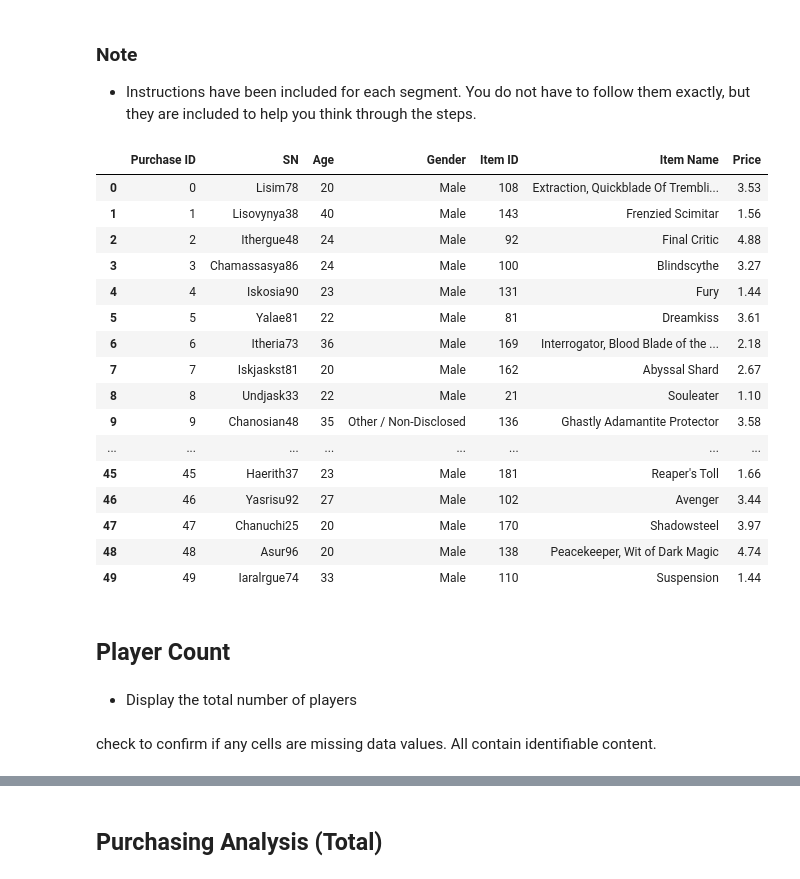
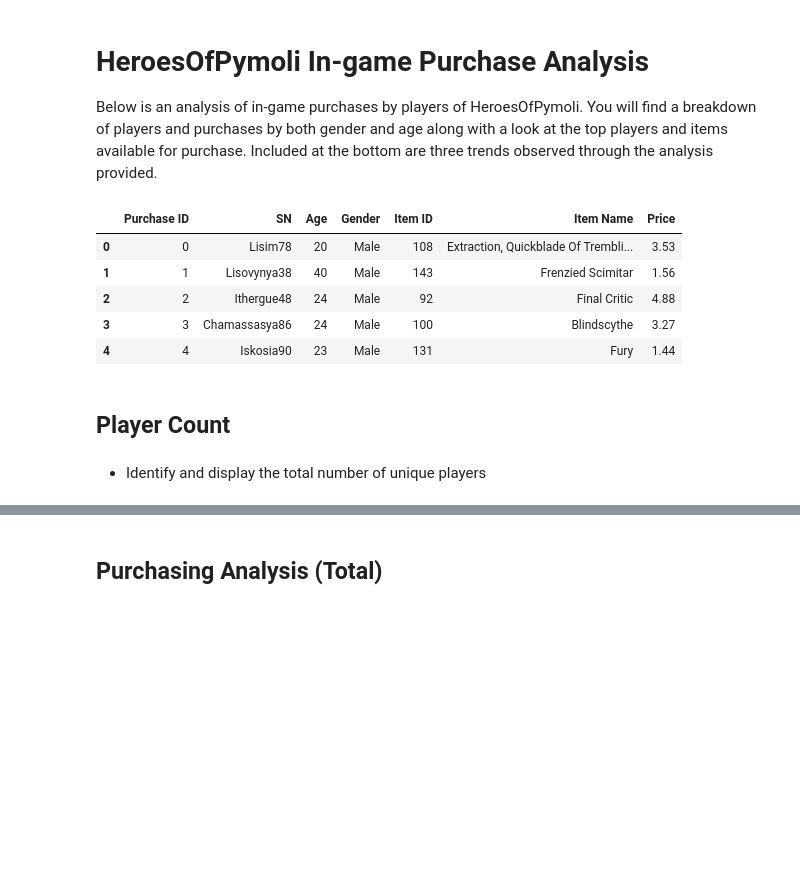
Before and after one commit to LaurenGT/HeroesOfPymoli_Analysis, a Jupyter notebook: HeroesOfPymoli/02-HerosOfPymoli_AnalysisCode.ipynb, the cells around one changed output, grey strips where cells are left out. Saved outputs shown, nothing was run; the diff lists cells and outputs as text; code cells hidden in the pictures; blank space fills up the shorter version.

```diff
--- a/HeroesOfPymoli/02-HerosOfPymoli_AnalysisCode.ipynb
+++ b/HeroesOfPymoli/02-HerosOfPymoli_AnalysisCode.ipynb
@@ -1,37 +1,24 @@
-# %% [markdown]
-### Note
-* Instructions have been included for each segment. You do not have to follow them exactly, but they are included to help you think through the steps.
+# %% [markdown]
+# HeroesOfPymoli In-game Purchase Analysis
+Below is an analysis of in-game purchases by players of HeroesOfPymoli. You will find a breakdown of players and purchases by both gender and age along with a look at the top players and items available for purchase. Included at the bottom are three trends observed through the analysis provided.
 # %%
 # Dependencies and Setup
 import pandas as pd
 
 # File to Load (Remember to Change These)
 file_to_load = "Resources/purchase_data.csv"
 
-# Read Purchasing File and store into Pandas data frame
+# Read Purchasing File and store into Pandas data frame, display sample rows to see what data is available
 purchase_data = pd.read_csv(file_to_load)
-purchase_data.head(50)
+purchase_data.head(5)
 # %% [output]
 |  | Purchase ID | SN | Age | Gender | Item ID | Item Name | Price |
 | 0 | 0 | Lisim78 | 20 | Male | 108 | Extraction, Quickblade Of Trembli... | 3.53 |
 | 1 | 1 | Lisovynya38 | 40 | Male | 143 | Frenzied Scimitar | 1.56 |
 | 2 | 2 | Ithergue48 | 24 | Male | 92 | Final Critic | 4.88 |
 | 3 | 3 | Chamassasya86 | 24 | Male | 100 | Blindscythe | 3.27 |
 | 4 | 4 | Iskosia90 | 23 | Male | 131 | Fury | 1.44 |
-| 5 | 5 | Yalae81 | 22 | Male | 81 | Dreamkiss | 3.61 |
-| 6 | 6 | Itheria73 | 36 | Male | 169 | Interrogator, Blood Blade of the ... | 2.18 |
-| 7 | 7 | Iskjaskst81 | 20 | Male | 162 | Abyssal Shard | 2.67 |
-| 8 | 8 | Undjask33 | 22 | Male | 21 | Souleater | 1.10 |
-| 9 | 9 | Chanosian48 | 35 | Other / Non-Disclosed | 136 | Ghastly Adamantite Protector | 3.58 |
-| ... | ... | ... | ... | ... | ... | ... | ... |
-| 45 | 45 | Haerith37 | 23 | Male | 181 | Reaper's Toll | 1.66 |
-| 46 | 46 | Yasrisu92 | 27 | Male | 102 | Avenger | 3.44 |
-| 47 | 47 | Chanuchi25 | 20 | Male | 170 | Shadowsteel | 3.97 |
-| 48 | 48 | Asur96 | 20 | Male | 138 | Peacekeeper, Wit of Dark Magic | 4.74 |
-| 49 | 49 | Iaralrgue74 | 33 | Male | 110 | Suspension | 1.44 |
 # %% [markdown]
 ## Player Count
 # %% [markdown]
-* Display the total number of players
+* Identify and display the total number of unique players
-# %% [markdown]
-check to confirm if any cells are missing data values. All contain identifiable content.
```
Also changed, not shown: parts of 44 cells of this notebook.
